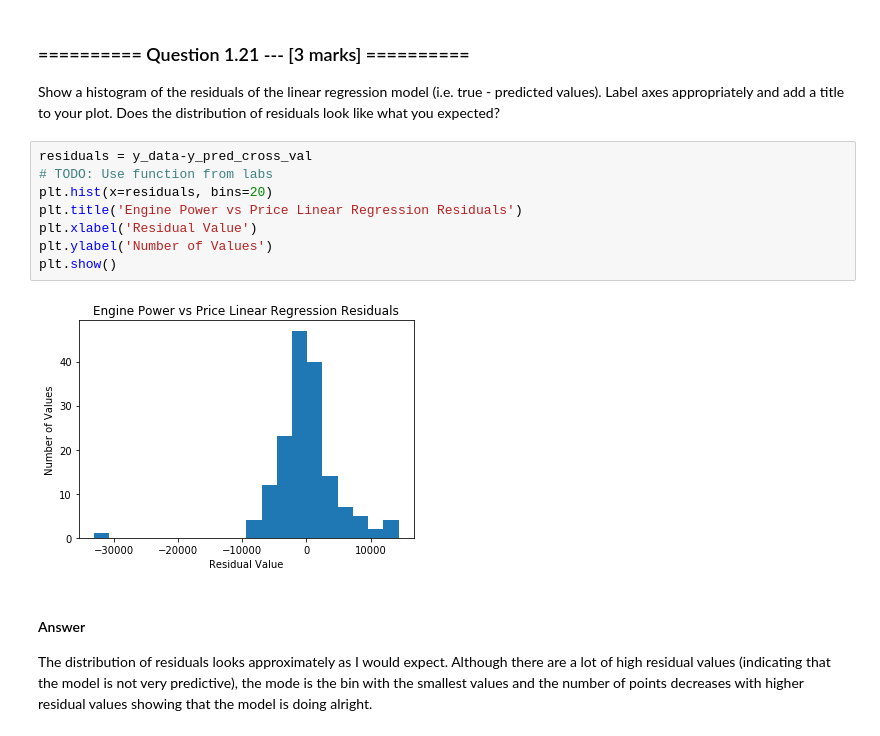
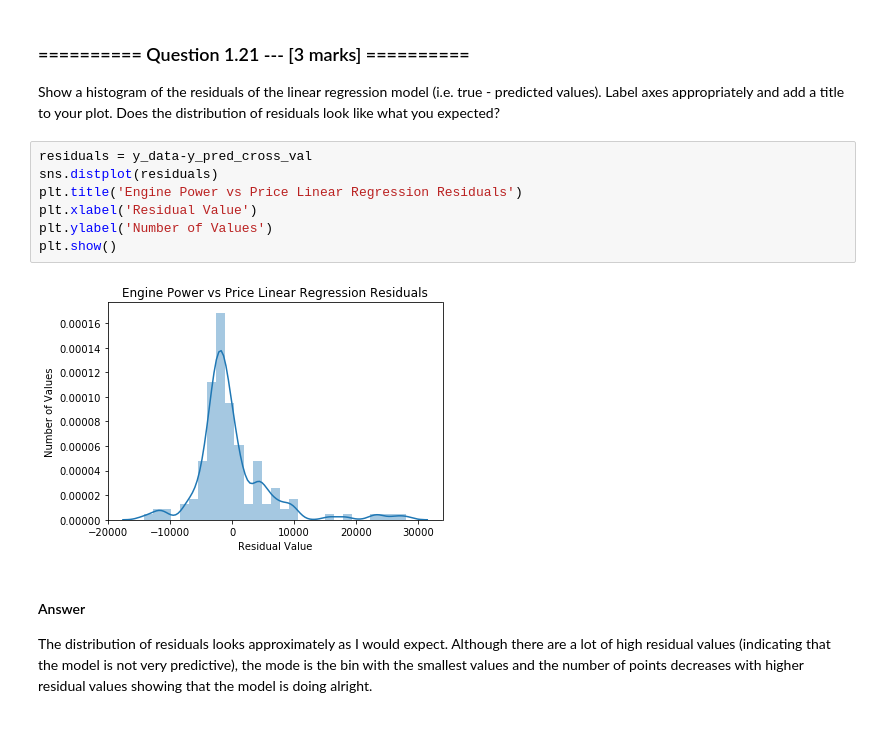
Before and after one commit to hirshagarwal/iaml2017, a Jupyter notebook: Agarwal Assignment 2.ipynb, the cells around one changed output. Drawn from its saved outputs; the diff is of its cells as text.

```diff
--- a/Agarwal Assignment 2.ipynb
+++ b/Agarwal Assignment 2.ipynb
@@ -310,14 +313,13 @@ The correlation Coefficient indicates how strong of a linear relationship there
 Show a histogram of the residuals of the linear regression model (i.e. true - predicted values). Label axes appropriately and add a title to your plot. Does the distribution of residuals look like what you expected?
 # %%
 residuals = y_data-y_pred_cross_val
-# TODO: Use function from labs
-plt.hist(x=residuals, bins=20)
+sns.distplot(residuals)
 plt.title('Engine Power vs Price Linear Regression Residuals')
 plt.xlabel('Residual Value')
 plt.ylabel('Number of Values')
 plt.show()
 # %% [output]
-[figure, old version]
+[figure, new version]
 # %% [markdown]
 #### Answer
 The distribution of residuals looks approximately as I would expect. Although there are a lot of high residual values (indicating that the model is not very predictive), the mode is the bin with the smallest values and the number of points decreases with higher residual values showing that the model is doing alright.
```
Also changed, not shown: parts of 4 cells of this notebook.
